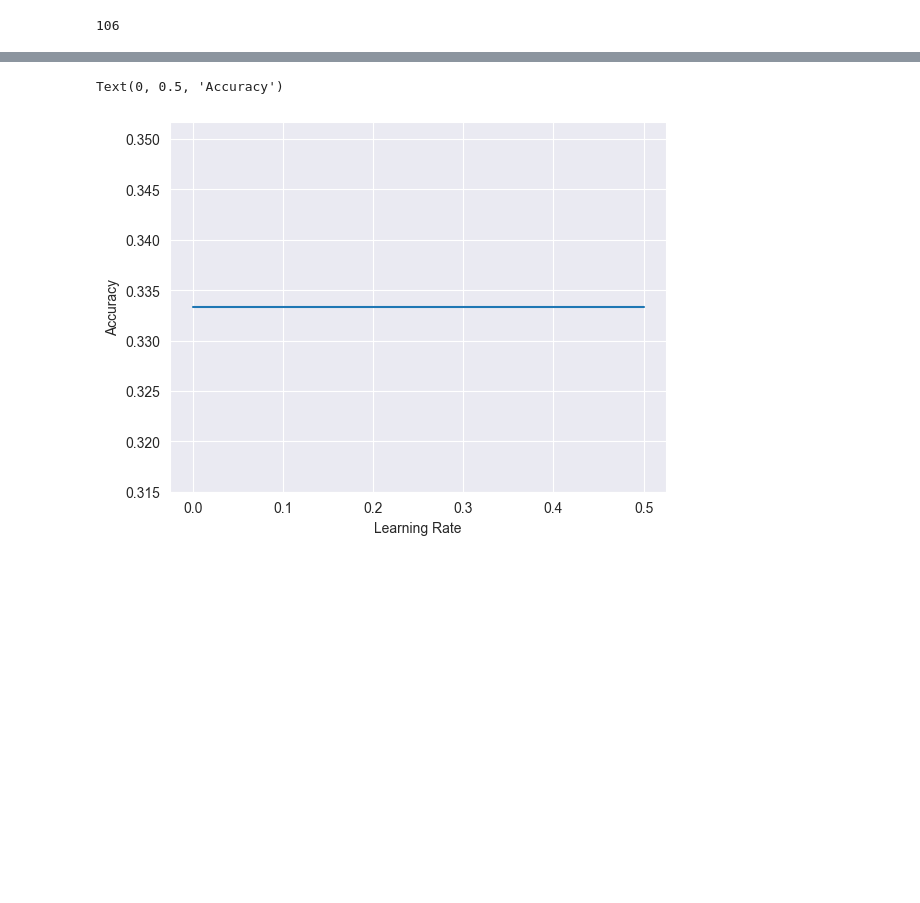
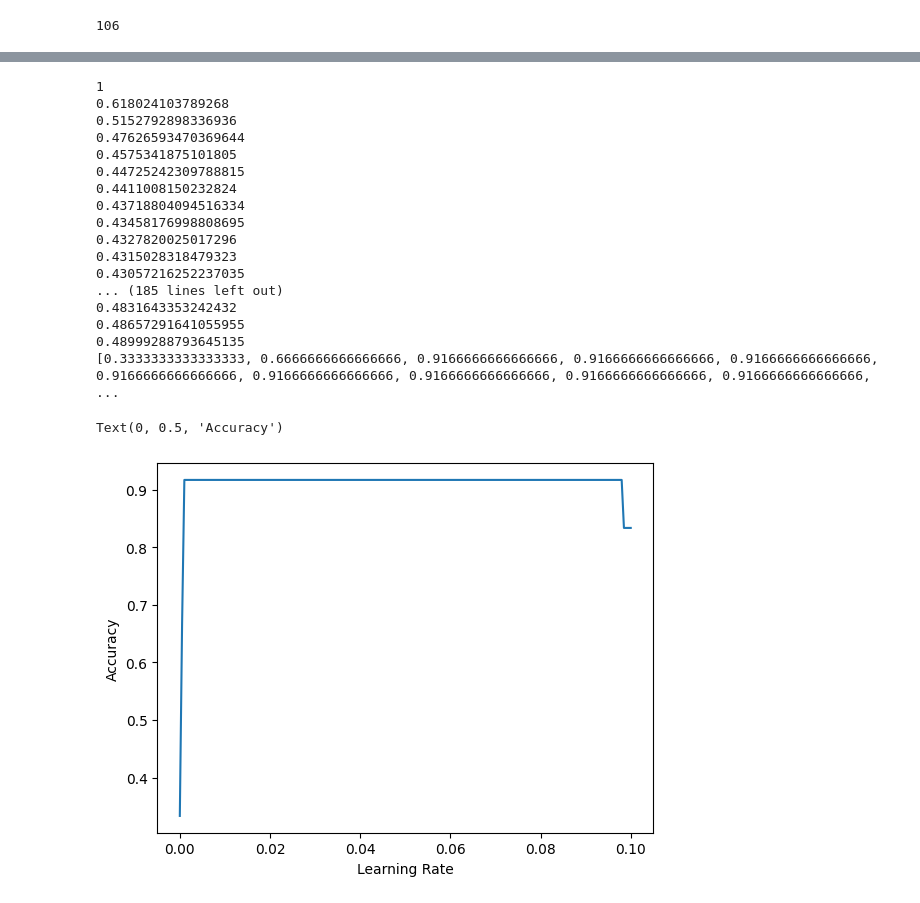
Before and after one commit to EricMLarsen/Spring_2024, a Jupyter notebook: ML_Stats/Homeworks/HW2/Larsen_HW2_Problem5.ipynb, the cells around one changed output, grey strips where cells are left out. Saved outputs shown, nothing was run; the diff lists cells and outputs as text; code cells hidden in the pictures; blank space fills up the shorter version.

```diff
--- a/ML_Stats/Homeworks/HW2/Larsen_HW2_Problem5.ipynb
+++ b/ML_Stats/Homeworks/HW2/Larsen_HW2_Problem5.ipynb
@@ -137,22 +167,38 @@ print(weights)
 # %%
 #Looping through and trying different learning rates
-n = 60
-learning_rates = np.linspace(0,0.5,num=n)
+n = 200
+learning_rates = np.linspace(0,0.1,num=n)
 acc_array=[]
 for i in learning_rates:
     model = LogisticRegression(lamb=0.1,lr=i)
     model.fit(X_train,y_train)
     preds = model.predict(X_test,threshold=0.5)
     #accuracry score
     acc_array.append( (preds == y_test).mean())
 
 #Plotting the results
-
 plt.figure()
 plt.plot(learning_rates,acc_array,label='test acc')
 plt.xlabel('Learning Rate')
 plt.ylabel('Accuracy')
 # %% [output]
-Text(0, 0.5, 'Accuracy')
+1
+0.618024103789268
+0.5152792898336936
+0.47626593470369644
+0.4575341875101805
+0.44725242309788815
+0.4411008150232824
+0.43718804094516334
+0.43458176998808695
+0.4327820025017296
+0.4315028318479323
+0.43057216252237035
+... (185 lines left out)
+0.4831643353242432
+0.48657291641055955
+0.48999288793645135
+[0.3333333333333333, 0.6666666666666666, 0.9166666666666666, 0.9166666666666666, 0.9166666666666666, 0.9166666666666666, 0.9166666666666666, 0.9166666666666666, 0.9166666666666666, 0.9166666666666666, ...
+Text(0, 0.5, 'Accuracy')
-[figure, old version]
+[figure, new version]
 # %%
```
Also changed, not shown: parts of 4 cells of this notebook, 1 other file.
